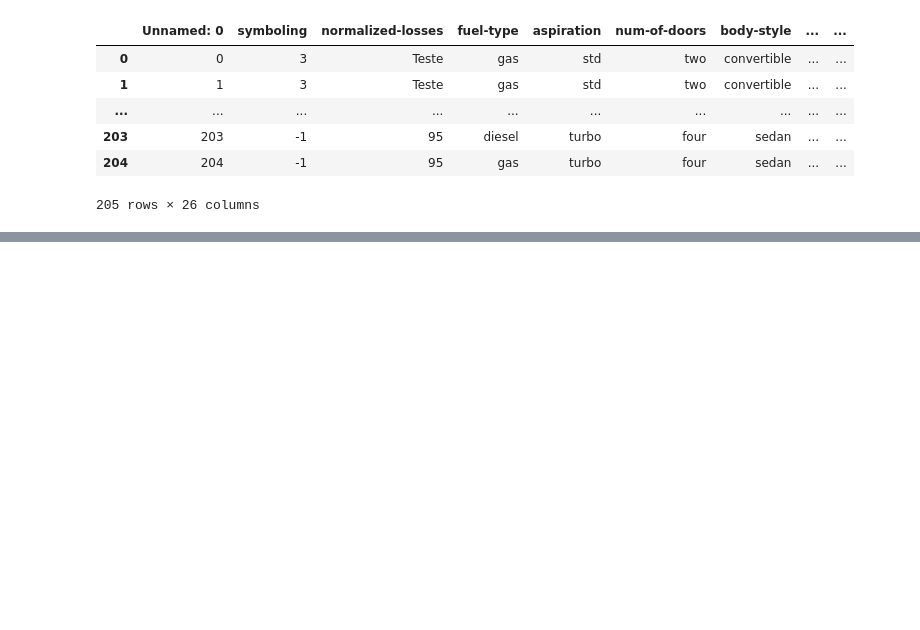
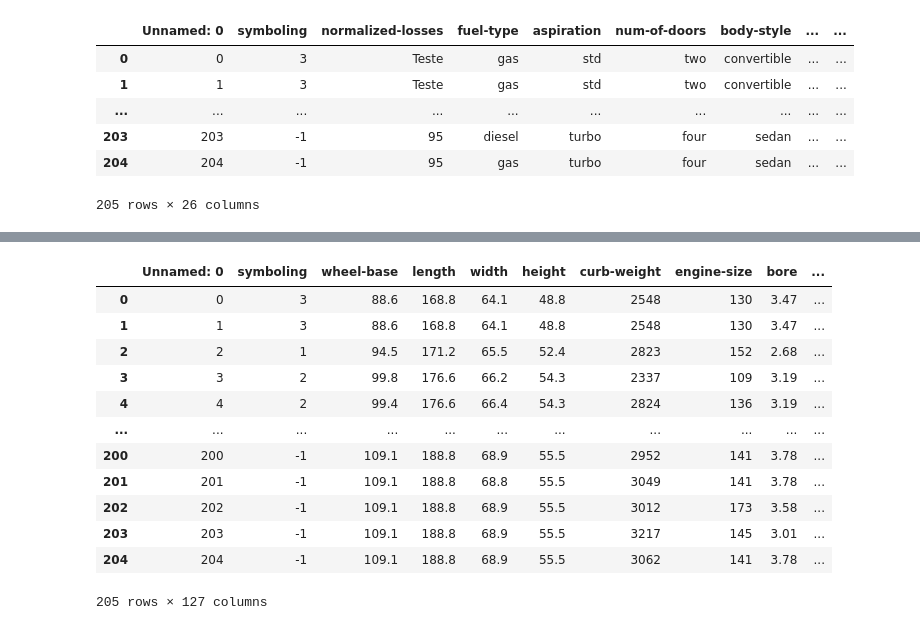
Before and after one commit to FabioRochaPoeta/df-pandas-training, a Jupyter notebook: resolucaoemgrupoexercicio2.ipynb, the cells around one changed output, grey strips where cells are left out. Cells and saved outputs as stored; diff of their text form; code cells hidden in the pictures; blank space fills up the shorter version.

```diff
--- a/resolucaoemgrupoexercicio2.ipynb
+++ b/resolucaoemgrupoexercicio2.ipynb
@@ -240,0 +325,20 @@ df_cars
+# %%
+# treinando get_dummies
+# Convert categorical variable into dummy/indicator variables. (0/1)
+# pandas.get_dummies(data, prefix=None, prefix_sep='_', dummy_na=False, columns=None, sparse=False, drop_first=False, dtype=None)
+
+pd.get_dummies(df_cars)
+# %% [output]
+|  | Unnamed: 0 | symboling | wheel-base | length | width | height | curb-weight | engine-size | bore | ... |
+| 0 | 0 | 3 | 88.6 | 168.8 | 64.1 | 48.8 | 2548 | 130 | 3.47 | ... |
+| 1 | 1 | 3 | 88.6 | 168.8 | 64.1 | 48.8 | 2548 | 130 | 3.47 | ... |
+| 2 | 2 | 1 | 94.5 | 171.2 | 65.5 | 52.4 | 2823 | 152 | 2.68 | ... |
+| 3 | 3 | 2 | 99.8 | 176.6 | 66.2 | 54.3 | 2337 | 109 | 3.19 | ... |
+| 4 | 4 | 2 | 99.4 | 176.6 | 66.4 | 54.3 | 2824 | 136 | 3.19 | ... |
+| ... | ... | ... | ... | ... | ... | ... | ... | ... | ... | ... |
+| 200 | 200 | -1 | 109.1 | 188.8 | 68.9 | 55.5 | 2952 | 141 | 3.78 | ... |
+| 201 | 201 | -1 | 109.1 | 188.8 | 68.8 | 55.5 | 3049 | 141 | 3.78 | ... |
+| 202 | 202 | -1 | 109.1 | 188.8 | 68.9 | 55.5 | 3012 | 173 | 3.58 | ... |
+| 203 | 203 | -1 | 109.1 | 188.8 | 68.9 | 55.5 | 3217 | 145 | 3.01 | ... |
+| 204 | 204 | -1 | 109.1 | 188.8 | 68.9 | 55.5 | 3062 | 141 | 3.78 | ... |
+205 rows × 127 columns
```
Also changed, not shown: parts of 6 cells of this notebook.
